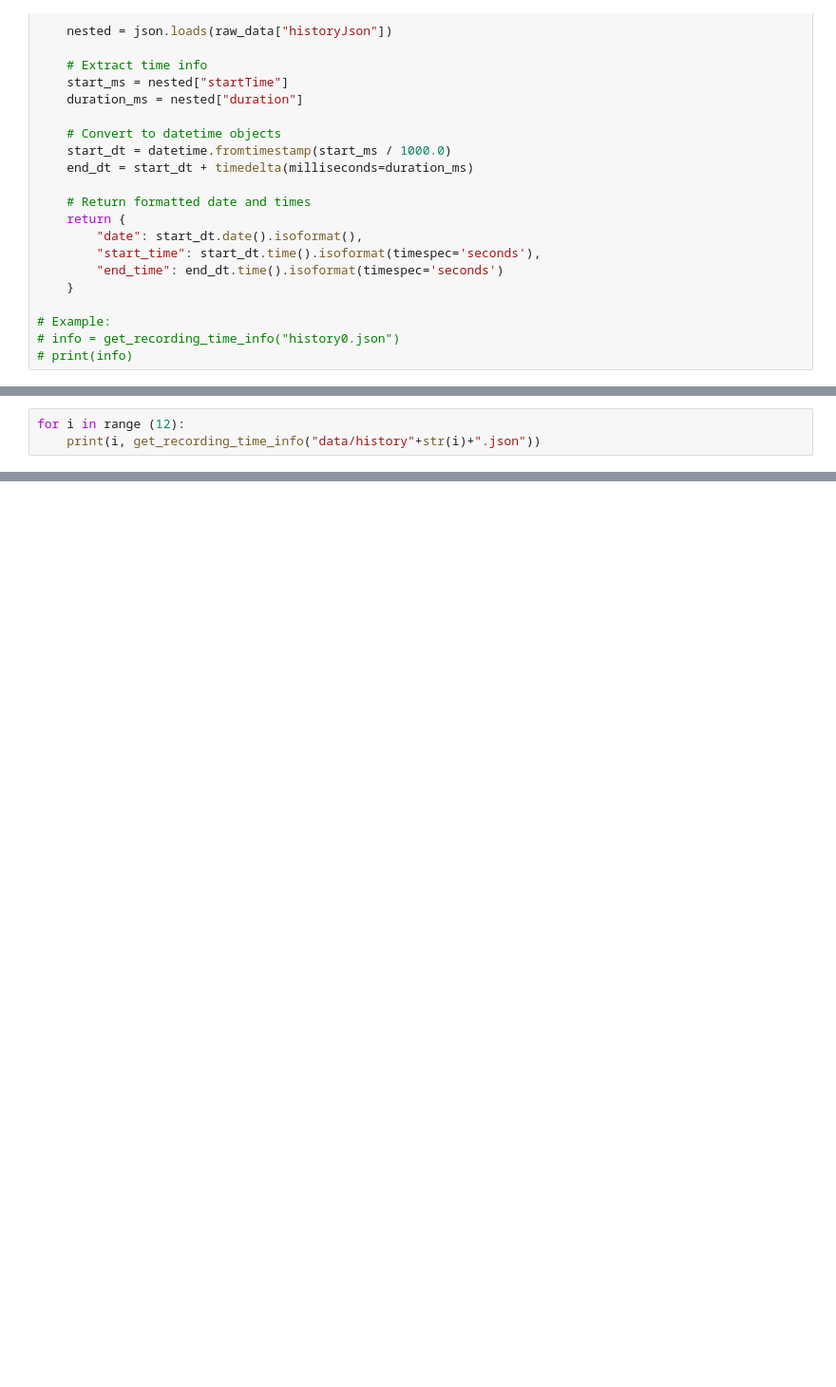
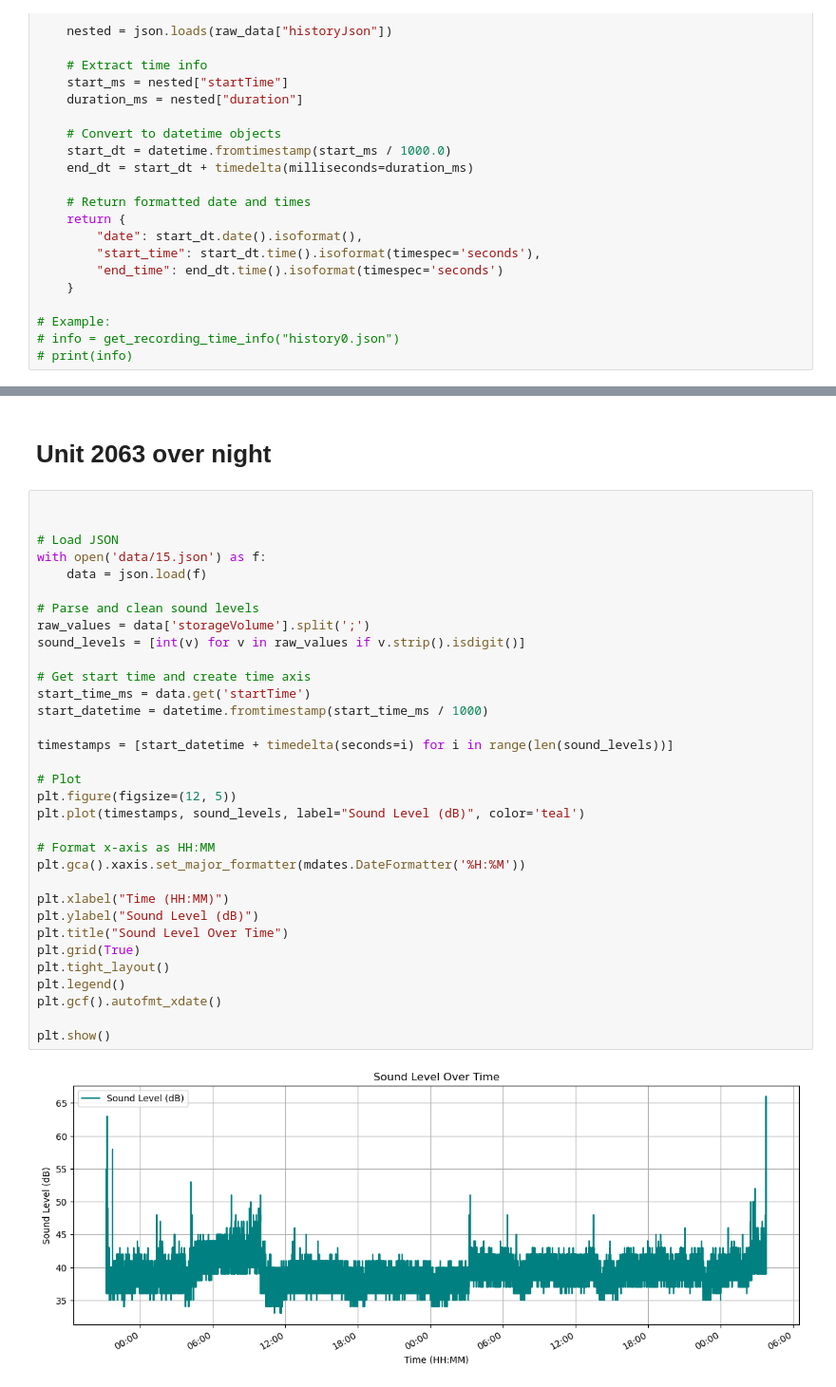
Before and after one commit to EnricoBorriello/Noise-Measurements, a Jupyter notebook: plots.ipynb, the cells around one changed output, grey strips where cells are left out. Shown: that part at 95% size. Saved outputs shown, nothing was run; the diff lists cells and outputs as text; blank space fills up the shorter version.

```diff
--- a/plots.ipynb
+++ b/plots.ipynb
@@ -81,3 +81,0 @@ July 27th, 2025 - Unit 5062
-# %%
-for i in range (12):
-    print(i, get_recording_time_info("data/history"+str(i)+".json"))
@@ -96,0 +82,37 @@ for i in range (12):
+# %% [markdown]
+# Unit 2063 over night
+# %%
+
+
+# Load JSON
+with open('data/15.json') as f:
+    data = json.load(f)
+
+# Parse and clean sound levels
+raw_values = data['storageVolume'].split(';')
+sound_levels = [int(v) for v in raw_values if v.strip().isdigit()]
+
+# Get start time and create time axis
+start_time_ms = data.get('startTime')
+start_datetime = datetime.fromtimestamp(start_time_ms / 1000)
+
+timestamps = [start_datetime + timedelta(seconds=i) for i in range(len(sound_levels))]
+
+# Plot
+plt.figure(figsize=(12, 5))
+plt.plot(timestamps, sound_levels, label="Sound Level (dB)", color='teal')
+
+# Format x-axis as HH:MM
+plt.gca().xaxis.set_major_formatter(mdates.DateFormatter('%H:%M'))
+
+plt.xlabel("Time (HH:MM)")
+plt.ylabel("Sound Level (dB)")
+plt.title("Sound Level Over Time")
+plt.grid(True)
+plt.tight_layout()
+plt.legend()
+plt.gcf().autofmt_xdate()
+
+plt.show()
+# %% [output]
+[figure, added]
```
Also changed, not shown: parts of 7 cells of this notebook, 10 other files.
